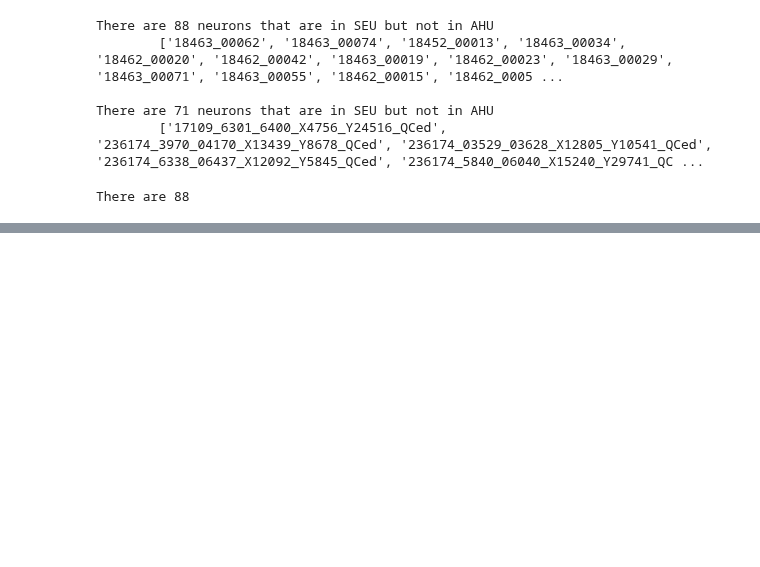
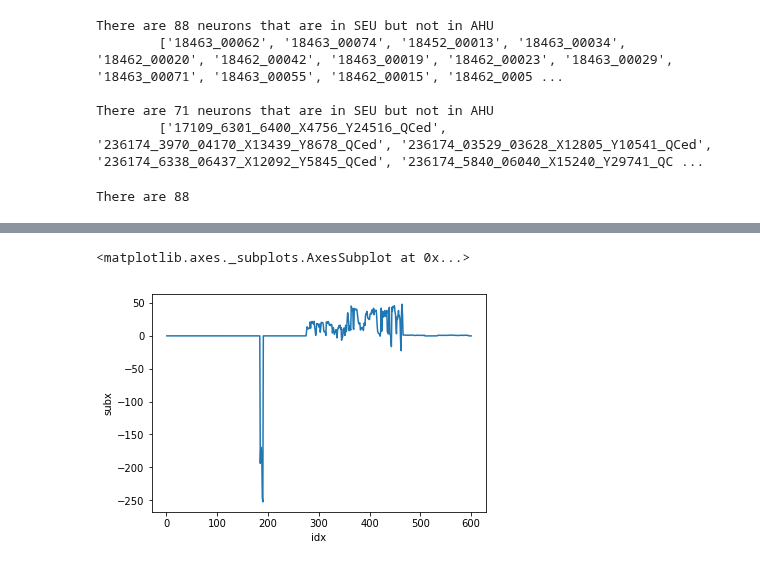
Before and after one commit to zijun-zhao/NMTcode, a Jupyter notebook: Code/Dec_pipeline3Dec.ipynb, the cells around one changed output, grey strips where cells are left out. Cells and saved outputs as stored; diff of their text form; code cells hidden in the pictures; blank space fills up the shorter version.

```diff
--- a/Code/Dec_pipeline3Dec.ipynb
+++ b/Code/Dec_pipeline3Dec.ipynb
@@ -193,9 +193,9 @@ for i_brain in os.listdir(aff_folder):
     print('\n--------- Process brain '+str(i_brain))
     print('------------- '+str(len(os.listdir(os.path.join(aff_folder, i_brain))))+' neurons in total')
     # specific downsample size for the i_brain
-    x_aff_bound = brain_regis.loc[int(i_brain), 'x_after']
-    y_aff_bound = brain_regis.loc[int(i_brain), 'y_after']
-    z_aff_bound = brain_regis.loc[int(i_brain), 'z_after']
+    x_aff_bound = 568
+    y_aff_bound = 320
+    z_aff_bound = 456
     error_c = 0
 
     for iter_swc in os.listdir(os.path.join(aff_folder, i_brain)):
@@ -409,22 +502,27 @@ There are 71 neurons that are in SEU but not in AHU
 # %% [output]
 There are 88
 # %%
+import numpy as np
 compareDF = pd.DataFrame(columns=["brain","neuronID","pre_x","pre_y","pre_z","cur_x","cur_y","cur_z"])
 
-iter_i = 0
+iter_i = 1
 for i_swc in os.listdir(current_path):
     (neuronname,extension) = os.path.splitext(i_swc)
     (neuronname,extension) = os.path.splitext(neuronname)
     (neuronname,extension) = os.path.splitext(neuronname)
     (neuronname,extension) = os.path.splitext(neuronname)
     if neuronname not in list(set(All_neuron).intersection(AHU_aff)):
-        print('Skip '+str(neuronname))
+        print('Skip '+ str(neuronname))
         continue
+    print('Processing neuron '+ str(neuronname))
     brain_temp = neuronname.split("_")[0]
     brain_L.append(brain_temp)
     compareDF.loc[iter_i,"brain"] = brain_temp
     compareDF.loc[iter_i,"neuronID"] = neuronname
-    path_pre = os.path.join(previous_path,i_swc)
+    for find_i in os.listdir(previous_path):
+        if find_i.startswith(neuronname):
+            i_swc_old = find_i
+    path_pre = os.path.join(previous_path,i_swc_old)
     path_cur = os.path.join(current_path,i_swc)
     n_skip = 0
     with open(path_pre, "r") as f:
@@ -439,9 +537,9 @@ for i_swc in os.listdir(current_path):
                       usecols=[0, 1, 2, 3, 4, 5, 6],
                       names=names
                           )
-    compareDF.loc[iter_i,"pre_x"] = mean(swc['x'])
-    compareDF.loc[iter_i,"pre_y"] = mean(swc['y'])
-    compareDF.loc[iter_i,"pre_z"] = mean(swc['z'])
+    compareDF.loc[iter_i,"pre_x"] = np.mean(swc['x'])
+    compareDF.loc[iter_i,"pre_y"] = np.mean(swc['y'])
+    compareDF.loc[iter_i,"pre_z"] = np.mean(swc['z'])
     n_skip = 0
     with open(path_cur, "r") as f:
         for line in f.readlines():
@@ -455,8 +553,8 @@ for i_swc in os.listdir(current_path):
                       usecols=[0, 1, 2, 3, 4, 5, 6],
                       names=names
                           )
-    compareDF.loc[iter_i,"cur_x"] = mean(swc['x'])
-    compareDF.loc[iter_i,"cur_y"] = mean(swc['y'])
-    compareDF.loc[iter_i,"cur_z"] = mean(swc['z'])
+    compareDF.loc[iter_i,"cur_x"] = np.mean(swc['x'])
+    compareDF.loc[iter_i,"cur_y"] = np.mean(swc['y'])
+    compareDF.loc[iter_i,"cur_z"] = np.mean(swc['z'])
     iter_i = iter_i + 1
 # %% [output]
@@ -463,0 +581,17 @@ FileNotFoundError: [Errno 2] No such file or directory: '/home/penglab/Documents
+# %%
+import seaborn as sns
+compareDF.loc[:, 'brain'] = compareDF.loc[:, 'brain'].astype(int)
+compareDF.loc[:,'idx'] = compareDF.index.tolist()
+compareDF.loc[:, 'pre_x'] = compareDF.loc[:, 'pre_x'].astype(float)
+compareDF.loc[:, 'pre_y'] = compareDF.loc[:, 'pre_y'].astype(float)
+compareDF.loc[:, 'pre_z'] = compareDF.loc[:, 'pre_z'].astype(float)
+compareDF.loc[:,'subx'] = compareDF.loc[:,'pre_x'] - compareDF.loc[:,'cur_x']
+compareDF.loc[:,'suby'] = compareDF.loc[:,'pre_y'] - compareDF.loc[:,'cur_y']
+compareDF.loc[:,'subz'] = compareDF.loc[:,'pre_z'] - compareDF.loc[:,'cur_z']
+compareDF.loc[:, 'subx'] = compareDF.loc[:, 'subx'].astype(float)
+compareDF.loc[:, 'suby'] = compareDF.loc[:, 'suby'].astype(float)
+compareDF.loc[:, 'subz'] = compareDF.loc[:, 'subz'].astype(float)
+sns.lineplot(x='idx', y= 'subx',  data=compareDF)
+# %% [output]
+<matplotlib.axes._subplots.AxesSubplot at 0x...>
+[figure, added]
```
Also changed, not shown: parts of 21 cells of this notebook.
